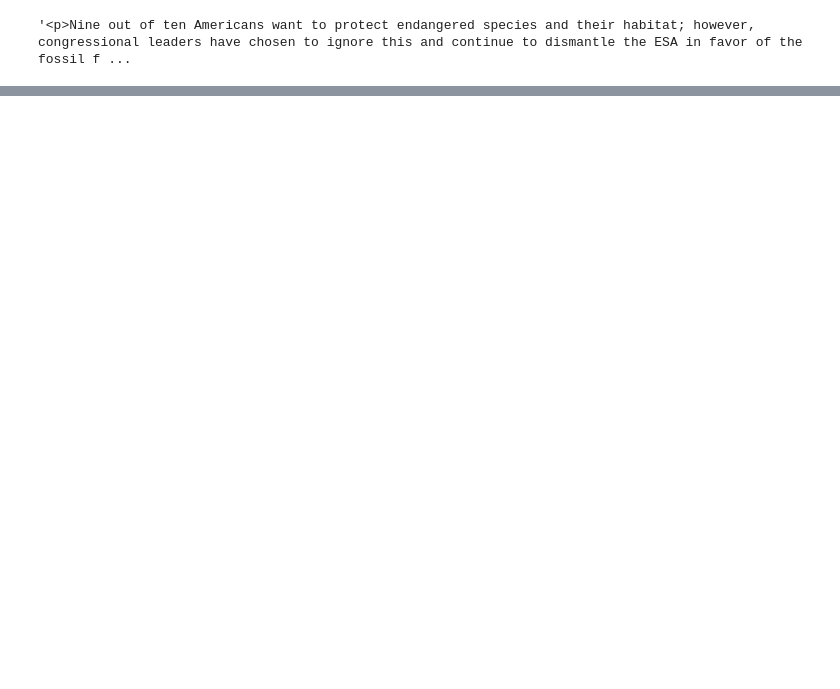
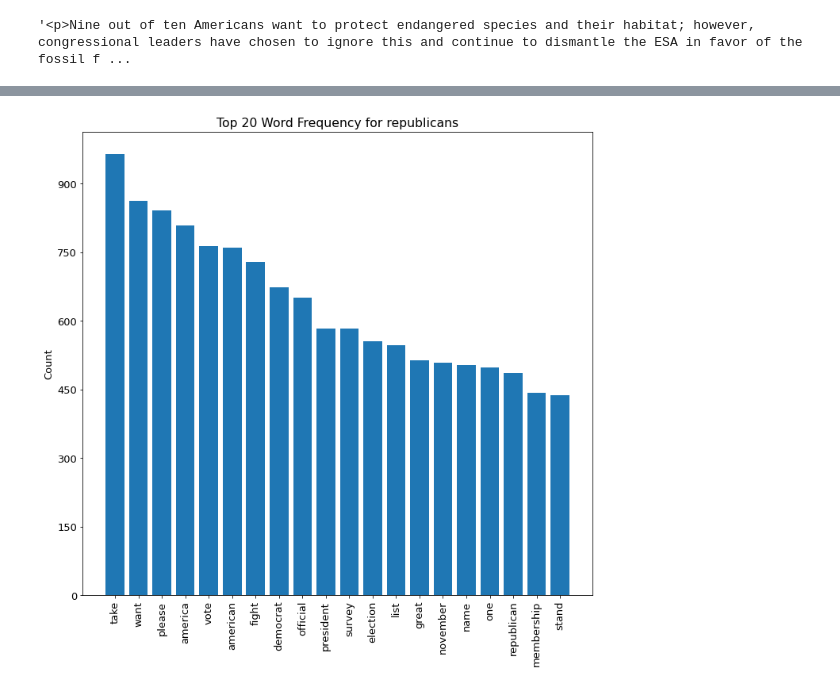
Before and after one commit to JohnSheehan8/Capstone-Political-data, a Jupyter notebook: workingNB/Working_Notebook.ipynb, the cells around one changed output, grey strips where cells are left out. Saved outputs shown, nothing was run; the diff lists cells and outputs as text; code cells hidden in the pictures; blank space fills up the shorter version.

```diff
--- a/workingNB/Working_Notebook.ipynb
+++ b/workingNB/Working_Notebook.ipynb
@@ -149,0 +513,6 @@ dfclean['message'][82134]
+# %%
+# Ten most common words appearing in Republican ads
+sample_freq_dist = FreqDist(finaldf["tokens"].loc[finaldf['Party'] == 'Republican'].explode())
+visualize_top_20(sample_freq_dist, "Top 20 Word Frequency for republicans")
+# %% [output]
+[figure, added]
```
Also changed, not shown: parts of 50 cells of this notebook, 4 other files.
